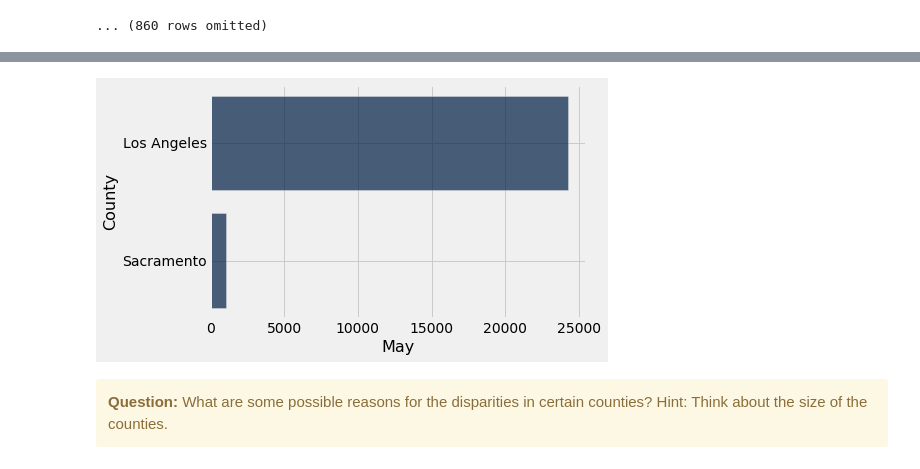
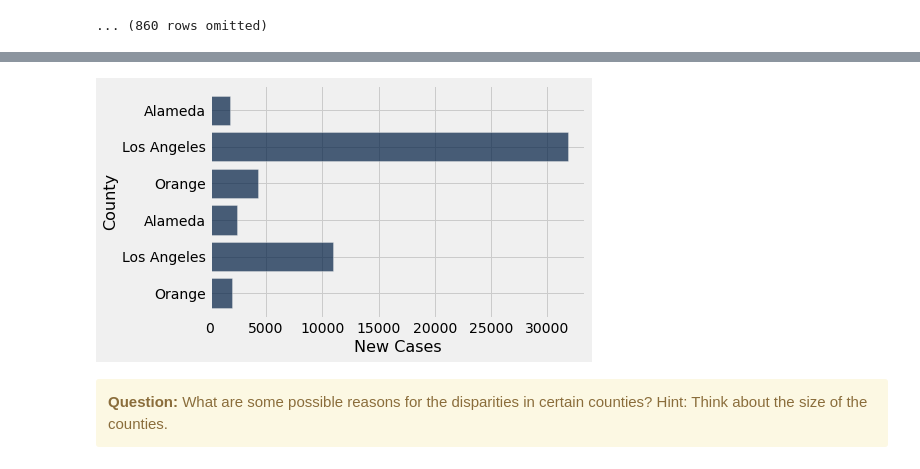
Before and after one commit to ds-modules/BUDS-SU21-Dev, a Jupyter notebook: Project_2/COVID/Project_1.ipynb, the cells around one changed output, grey strips where cells are left out. Saved outputs shown, nothing was run; the diff lists cells and outputs as text; code cells hidden in the pictures.

```diff
--- a/Project_2/COVID/Project_1.ipynb
+++ b/Project_2/COVID/Project_1.ipynb
@@ -204,7 +210,7 @@ ca_cases
 | Fresno | California | 3.31.20 | 53 | 53 | 999101 | 0 | 0 |
 ... (860 rows omitted)
 # %%
-select_counties = ["Los Angeles", "Alameda", "...", "...", "..."]
+select_counties = ["Los Angeles", "Alameda", "Orange", "San Bernandino", "Bakersfield"]
 
 #This will take the counties you choose for the comparison.
 my_counties = ca_cases.where("County", are.contained_in(select_counties))
@@ -232,0 +241,4 @@ Ellipsis
+# %%
+#KEY
+may_my_counties = my_counties.where('Date', are.containing("5"))
+may_my_counties
@@ -233,8 +256,8 @@ Ellipsis
 # %%
 #KEY
-my_counties.barh("County", "May")
+may_my_counties.barh("County", "New Cases")
 # %% [output]
-[figure, old version]
+[figure, new version]
 # %% [markdown]
 <div class="alert alert-warning">
 <b>Question:</b> What are some possible reasons for the disparities in certain counties? Hint: Think about the size of the counties.
```
Also changed, not shown: parts of 13 cells of this notebook, 2 other files.
